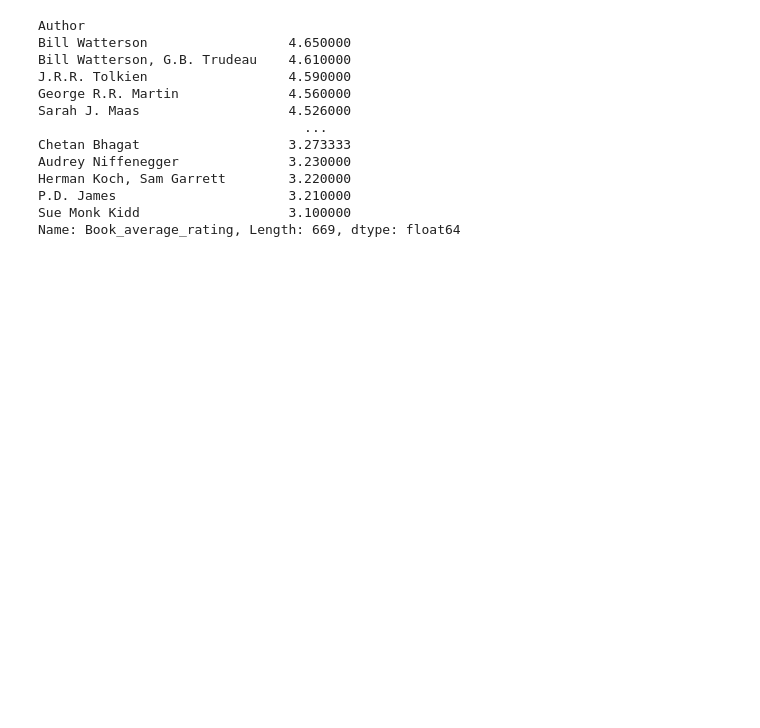
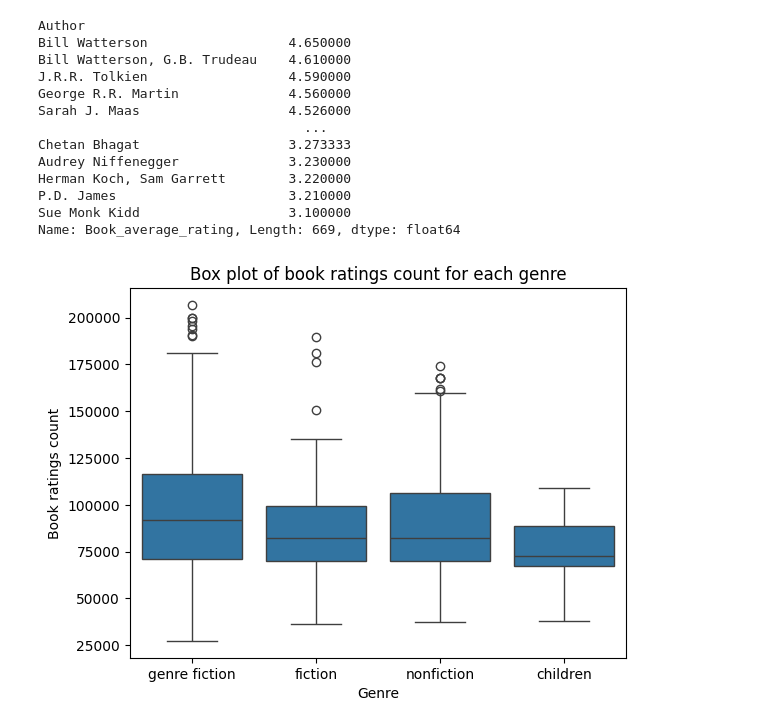
Before and after one commit to jbtestoni/book-sales-python-data-analysis, a Jupyter notebook: Notebook.ipynb, the cells around one changed output. Drawn from its saved outputs; the diff is of its cells as text; code cells hidden in the pictures; blank space fills up the shorter version.

Commit message:
Create box plots

```diff
--- a/Notebook.ipynb
+++ b/Notebook.ipynb
@@ -103,3 +103,11 @@ Herman Koch, Sam Garrett        3.220000
 P.D. James                      3.210000
 Sue Monk Kidd                   3.100000
 Name: Book_average_rating, Length: 669, dtype: float64
+# %%
+sns.boxplot(x = "genre", y = "Book_ratings_count", data = df)
+plt.xlabel("Genre")
+plt.ylabel("Book ratings count")
+plt.title("Box plot of book ratings count for each genre")
+plt.show()
+# %% [output]
+[figure, added]
```
Also changed, not shown: parts of 5 cells of this notebook.
